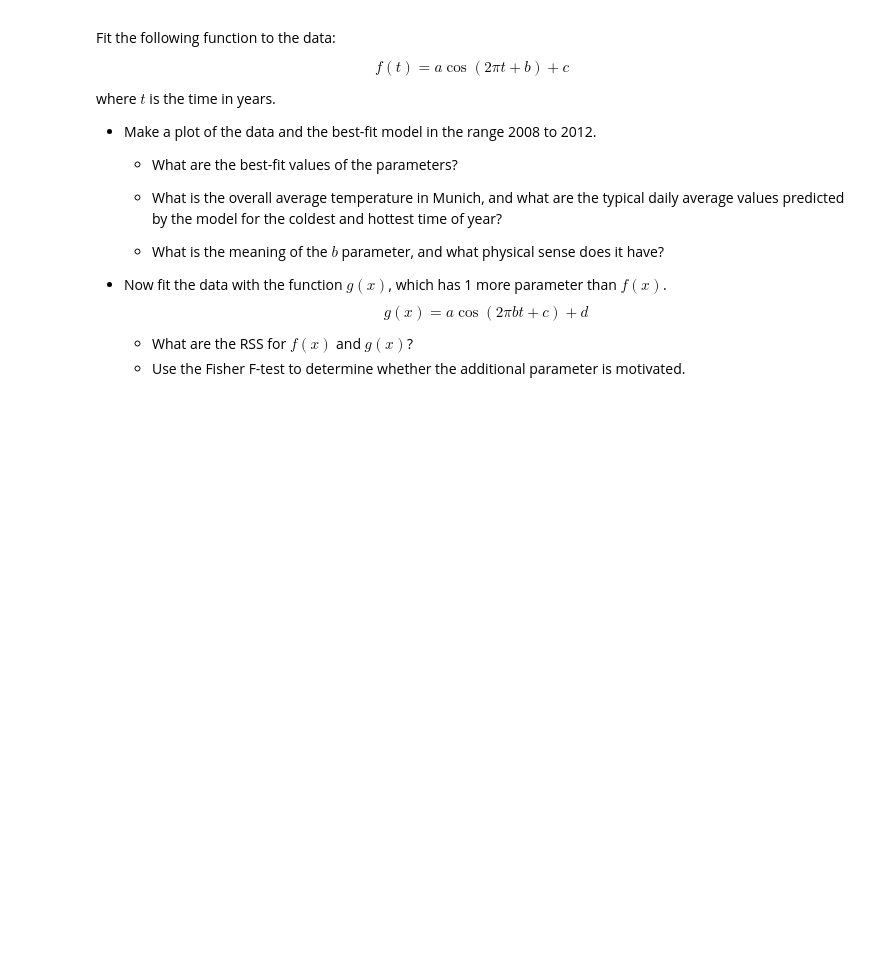
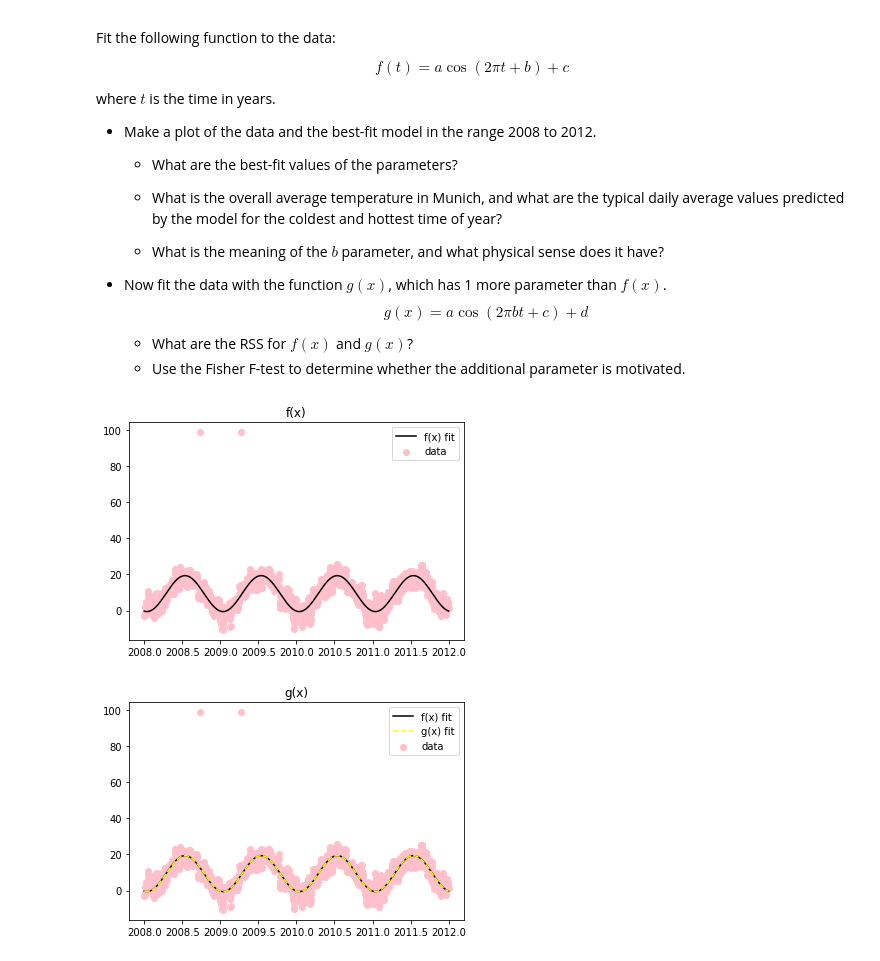
Before and after one commit to zGiada/ScientificComputingWithPython2022, a Jupyter notebook: weekly_exercises/week_8_9_10_11/10ex_tests.ipynb, the cells around one changed output. Cells and saved outputs as stored; diff of their text form; code cells hidden in the pictures; blank space fills up the shorter version.

```diff
--- a/weekly_exercises/week_8_9_10_11/10ex_tests.ipynb
+++ b/weekly_exercises/week_8_9_10_11/10ex_tests.ipynb
@@ -136,3 +169,39 @@ where $t$ is the time in years.
 $$g(x) = a \cos(2\pi b t + c)+d$$
    - What are the RSS for $f(x)$ and $g(x)$?
    - Use the Fisher F-test to determine whether the additional parameter is motivated.
+# %%
+#!wget https://www.dropbox.com/s/7gy9yjl00ymxb8h/munich_temperatures_average_with_bad_data.txt -P data_ex11/
+data = pd.read_csv('data_ex11/munich_temperatures_average_with_bad_data.txt', sep=' ', names = ['years', 'temp'] )
+data = data[(data['years']>2008) & (data['years']<2012)]
+
+def f_x(t, a, c, d):
+    return a * np.cos(2 * np.pi * t + c) + d
+
+def g_x(t, a, b, c, d):
+    return a * np.cos(2 * np.pi * t * b + c) + d
+
+
+time = data['years']
+temperature = data['temp']
+
+opt_f, cov_f = optimize.curve_fit(f_x, time, temperature, p0=[1, 1, 1])
+
+plt.title('f(x)')
+plt.scatter(time, temperature, label = 'data', color = 'pink')
+plt.plot(time,
+         f_x(time, opt_f[0], opt_f[1], opt_f[2]),
+         label='f(x) fit',
+         color='black')
+plt.legend()
+plt.show()
+
+opt_g, cov_g = optimize.curve_fit(g_x, time, temperature, p0=[1, 1, 1, 1])
+plt.title('g(x)')
+plt.scatter(time, temperature, label = 'data', color = 'pink')
+plt.plot(time, f_x(time, opt_f[0], opt_f[1], opt_f[2]), label = 'f(x) fit', color = 'black')
+plt.plot(time, g_x(time, opt_g[0], opt_g[1], opt_g[2], opt_g[3]), label = 'g(x) fit', color = 'yellow', ls='--')
+plt.legend()
+plt.show()
+# %% [output]
+[figure, added]
+[figure, added]
```
Also changed, not shown: parts of 4 cells of this notebook, 6 other files.
